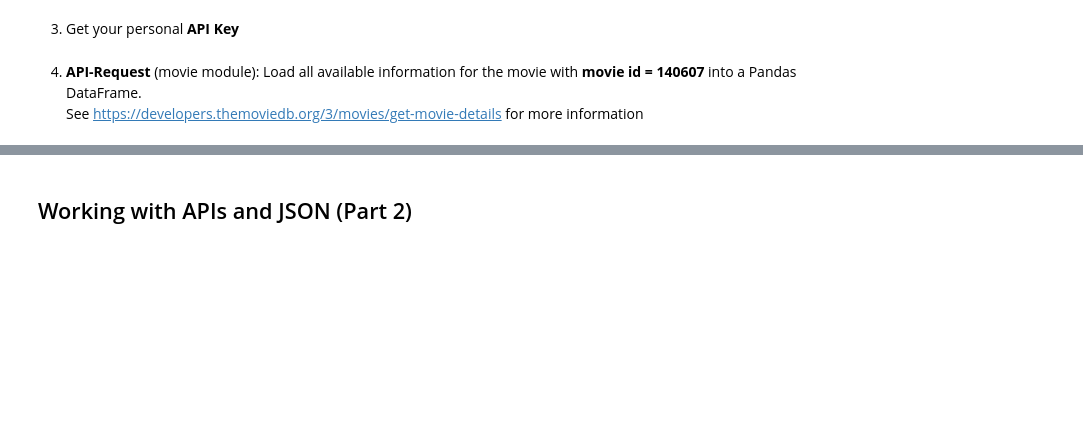
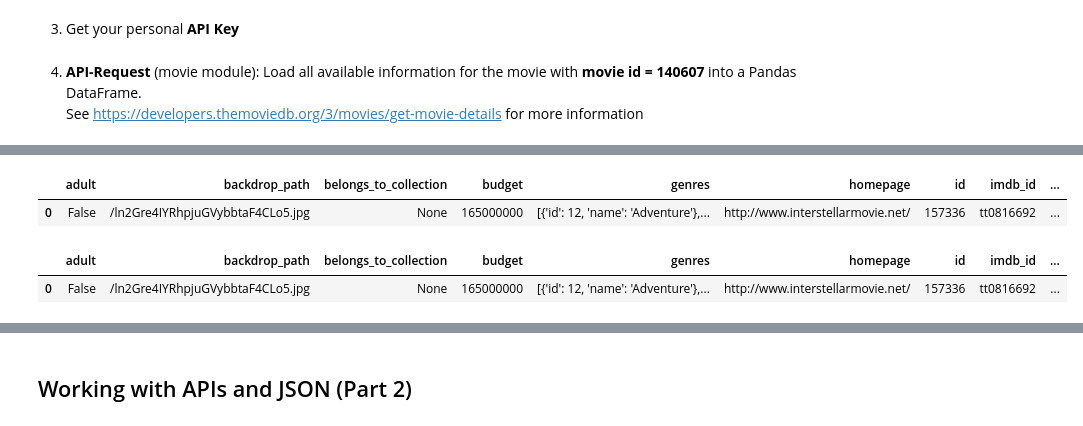
Before and after one commit to Jamal811/Data-Science, a Jupyter notebook: Data-Scince-Projectbase/12-Projects-Data Science course/2 - Project 2 Data Import Working with APIs and JSON Movies Dataset/Project_02_ProjectBrief_blank.ipynb, the cells around one changed output, grey strips where cells are left out. Saved outputs shown, nothing was run; the diff lists cells and outputs as text; code cells hidden in the pictures; blank space fills up the shorter version.

```diff
--- a/Data-Scince-Projectbase/12-Projects-Data Science course/2 - Project 2 Data Import Working with APIs and JSON Movies Dataset/Project_02_ProjectBrief_blank.ipynb
+++ b/Data-Scince-Projectbase/12-Projects-Data Science course/2 - Project 2 Data Import Working with APIs and JSON Movies Dataset/Project_02_ProjectBrief_blank.ipynb
@@ -247,0 +321,11 @@ df
+# %%
+df = pd.Series(data).to_frame().T
+df
+# %% [output]
+|  | adult | backdrop_path | belongs_to_collection | budget | genres | homepage | id | imdb_id | ... |
+| 0 | False | /ln2Gre4IYRhpjuGVybbtaF4CLo5.jpg | None | 165000000 | [{'id': 12, 'name': 'Adventure'},... | http://www.interstellarmovie.net/ | 157336 | tt0816692 | ... |
+# %%
+pd.json_normalize(data, sep = "_")
+# %% [output]
+|  | adult | backdrop_path | belongs_to_collection | budget | genres | homepage | id | imdb_id | ... |
+| 0 | False | /ln2Gre4IYRhpjuGVybbtaF4CLo5.jpg | None | 165000000 | [{'id': 12, 'name': 'Adventure'},... | http://www.interstellarmovie.net/ | 157336 | tt0816692 | ... |
```
Also changed, not shown: parts of 13 cells of this notebook.
